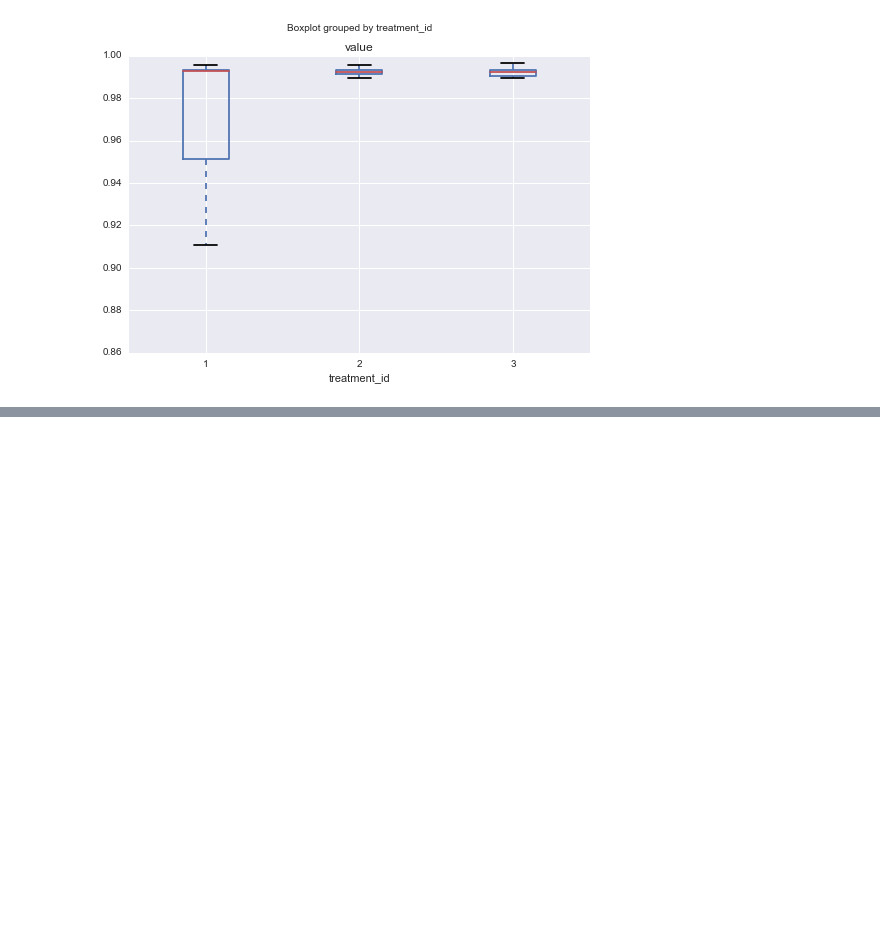
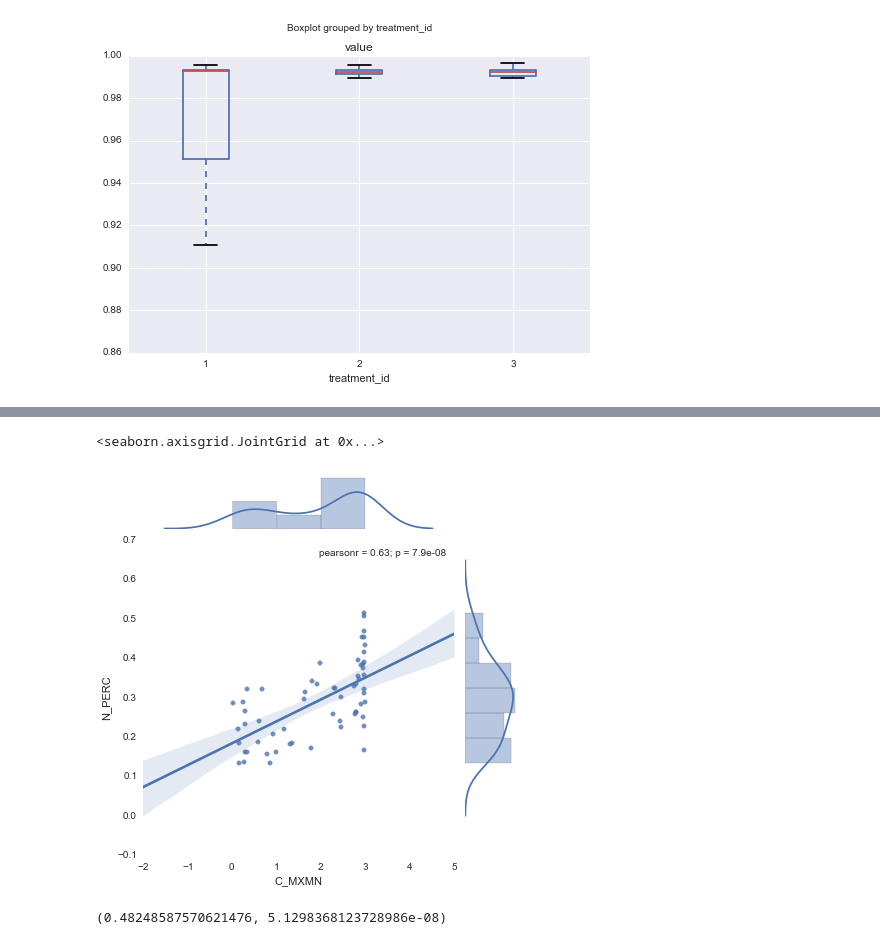
Before and after one commit to brettc/bricolage, a Jupyter notebook: notebooks/hierarchy_stats.ipynb, the cells around one changed output, grey strips where cells are left out. Cells and saved outputs as stored; diff of their text form; code cells hidden in the pictures; blank space fills up the shorter version.

```diff
--- a/notebooks/hierarchy_stats.ipynb
+++ b/notebooks/hierarchy_stats.ipynb
@@ -117,0 +114,5 @@ finals.groupby('name').count()
+# %%
+sb.jointplot(x="C_MXMN", y="N_PERC", data=nay, kind='reg')
+# %% [output]
+<seaborn.axisgrid.JointGrid at 0x...>
+[figure, added]
@@ -117,0 +121,4 @@ finals.groupby('name').count()
+# %%
+print kendalltau(nay['N_PERC'], nay['C_MXMN'])
+# %% [output]
+(0.48248587570621476, 5.1298368123728986e-08)
```
Also changed, not shown: parts of 11 cells of this notebook, 2 other files.
